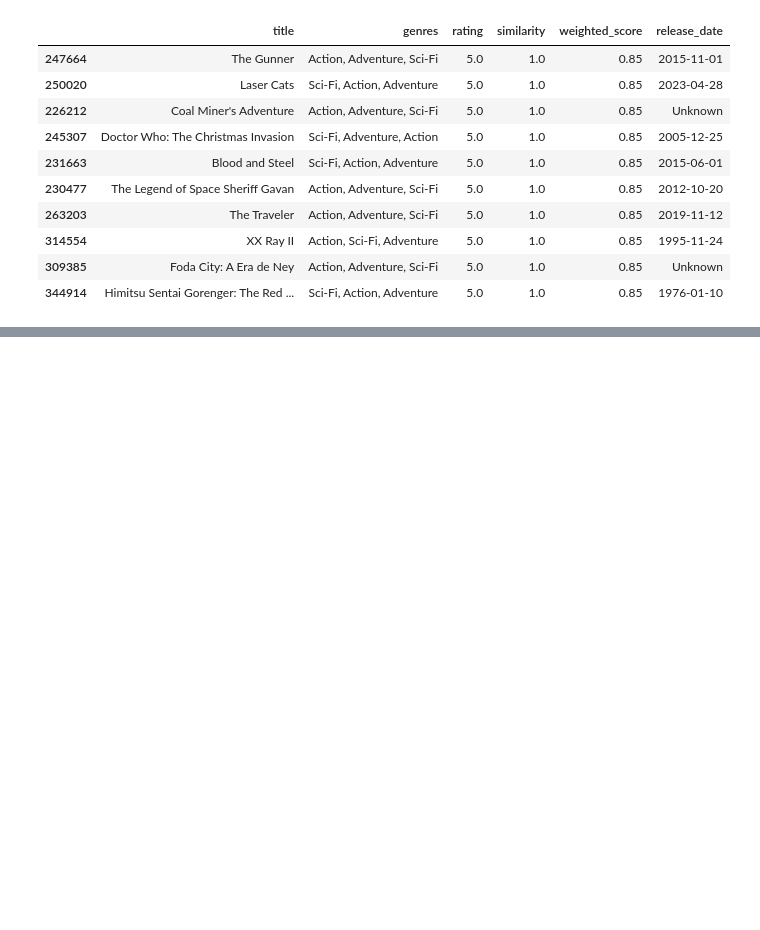
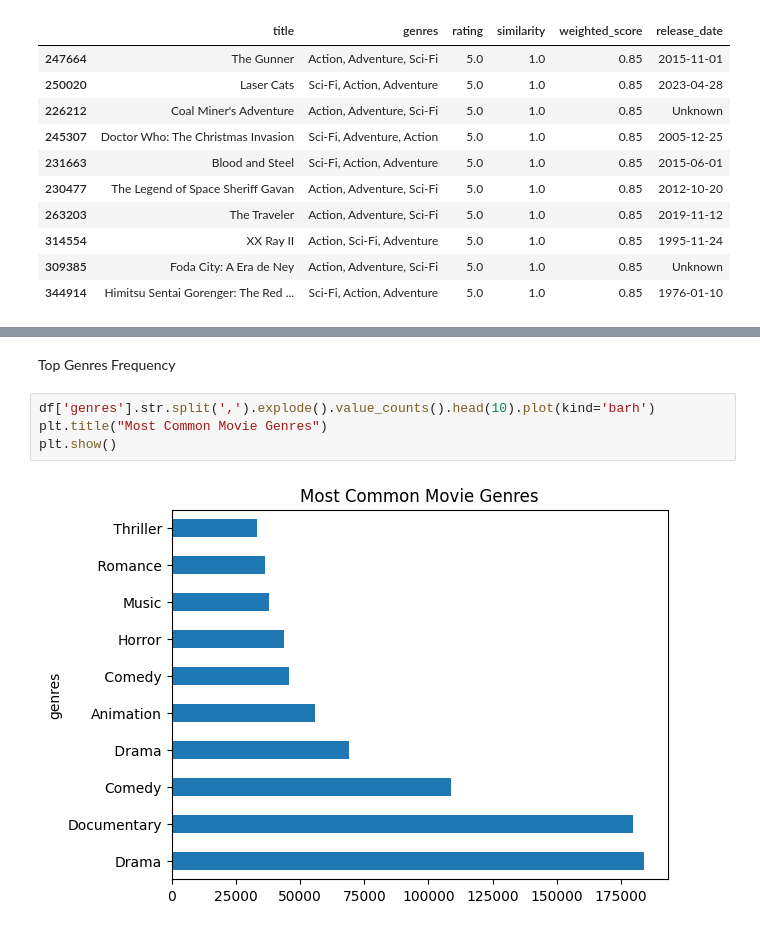
Before and after one commit to SACHIN-S-2004/Movie-Recommendation-System, a Jupyter notebook: movieRecommendation.ipynb, the cells around one changed output, grey strips where cells are left out. Drawn from its saved outputs; the diff is of its cells as text; blank space fills up the shorter version.

```diff
--- a/movieRecommendation.ipynb
+++ b/movieRecommendation.ipynb
@@ -115,0 +125,8 @@ recommend_movies("The Avengers", 10)
+# %% [markdown]
+Top Genres Frequency
+# %%
+df['genres'].str.split(',').explode().value_counts().head(10).plot(kind='barh')
+plt.title("Most Common Movie Genres")
+plt.show()
+# %% [output]
+[figure, added]
```
Also changed, not shown: parts of 7 cells of this notebook, 3 other files.
